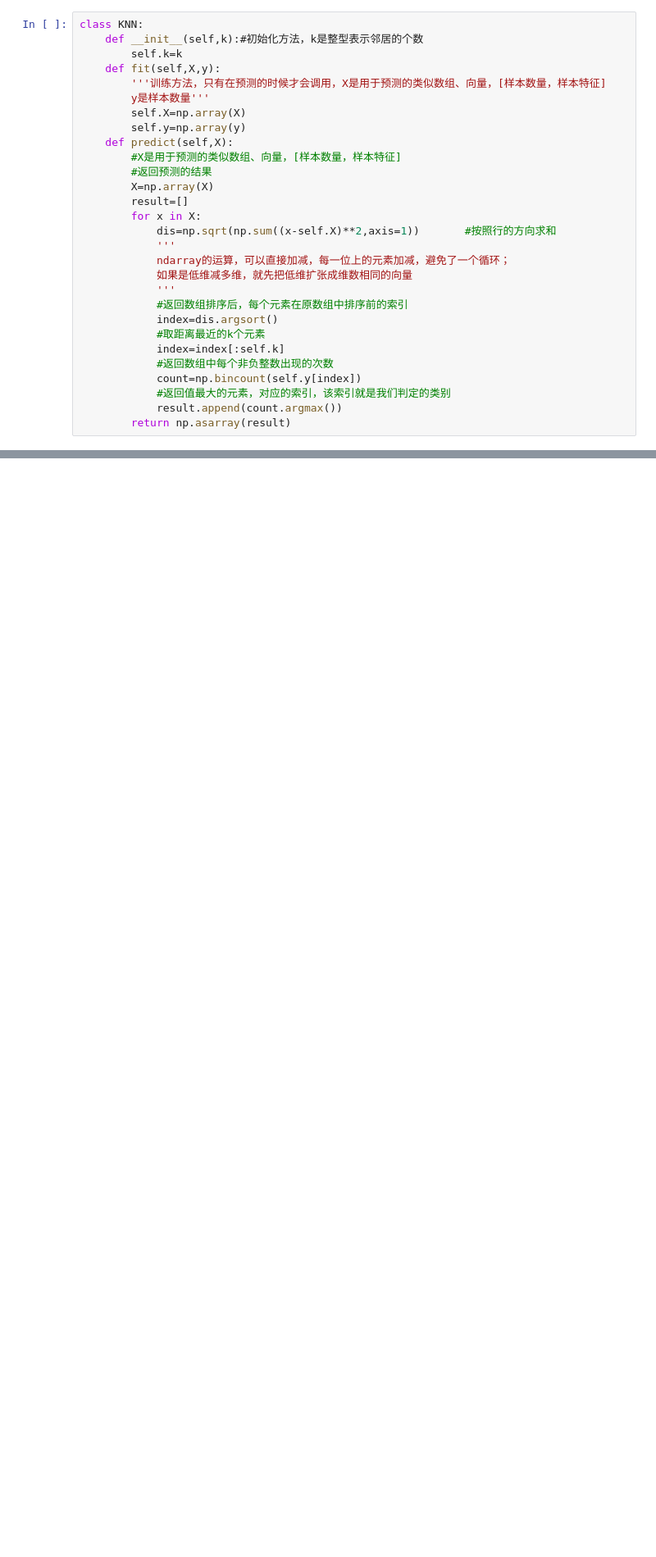
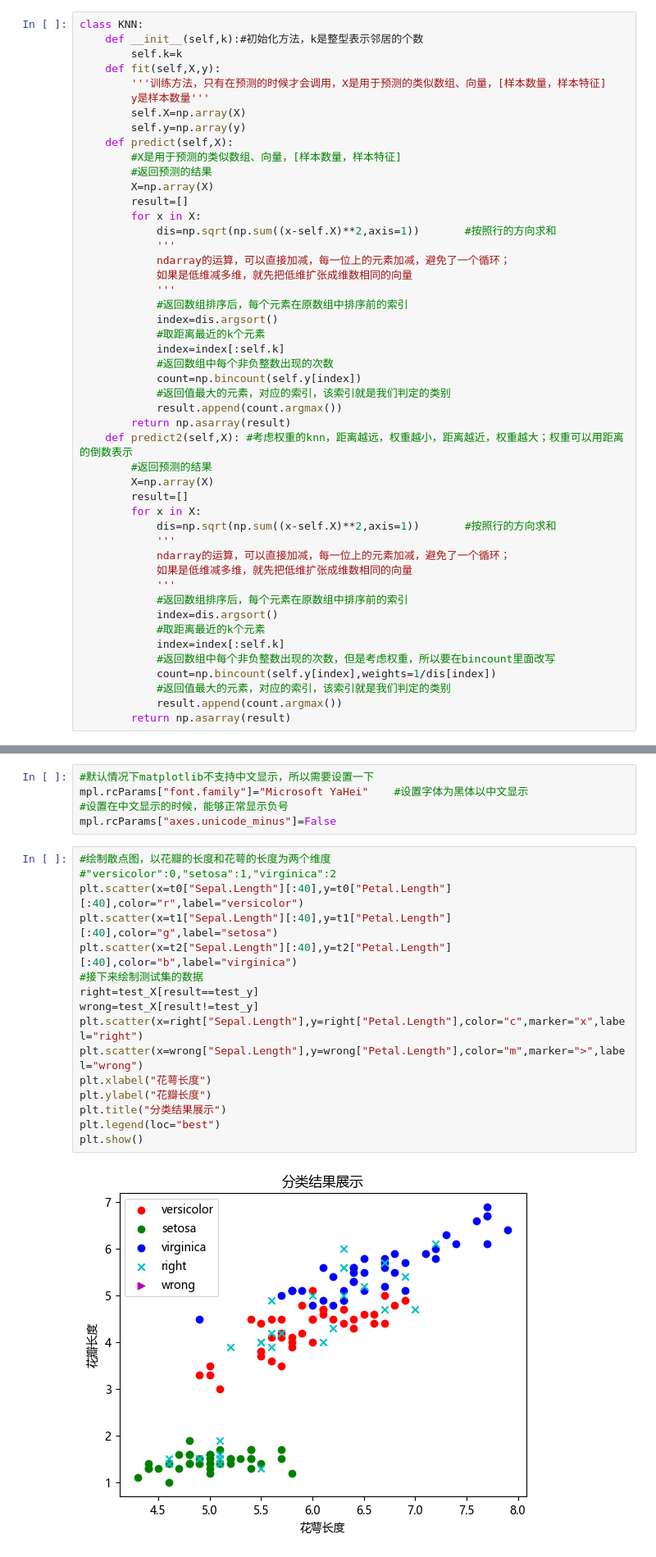
Before and after one commit to LaysonShen/scatter-points, a Jupyter notebook: Notebook/KNN分类.ipynb, the cells around one changed output, grey strips where cells are left out. Shown: that part at 82% size. Saved outputs shown, nothing was run; the diff lists cells and outputs as text; blank space fills up the shorter version.

```diff
--- a/Notebook/KNN分类.ipynb
+++ b/Notebook/KNN分类.ipynb
@@ -64,6 +64,25 @@ class KNN:
             #返回值最大的元素，对应的索引，该索引就是我们判定的类别
             result.append(count.argmax())
         return np.asarray(result)
+    def predict2(self,X): #考虑权重的knn，距离越远，权重越小，距离越近，权重越大；权重可以用距离的倒数表示
+        #返回预测的结果
+        X=np.array(X)
+        result=[]
+        for x in X:
+            dis=np.sqrt(np.sum((x-self.X)**2,axis=1))       #按照行的方向求和
+            '''
+            ndarray的运算，可以直接加减，每一位上的元素加减，避免了一个循环；
+            如果是低维减多维，就先把低维扩张成维数相同的向量
+            '''
+            #返回数组排序后，每个元素在原数组中排序前的索引
+            index=dis.argsort()
+            #取距离最近的k个元素
+            index=index[:self.k]
+            #返回数组中每个非负整数出现的次数，但是考虑权重，所以要在bincount里面改写
+            count=np.bincount(self.y[index],weights=1/dis[index])
+            #返回值最大的元素，对应的索引，该索引就是我们判定的类别
+            result.append(count.argmax())
+        return np.asarray(result)
 # %%
 #对数据集做一个拆分，拆出测试集和训练集
 #要保证数据集选择的随机性和完整性
@@ -92,0 +122,23 @@ display(len(result))
+# %%
+#默认情况下matplotlib不支持中文显示，所以需要设置一下
+mpl.rcParams["font.family"]="Microsoft YaHei"    #设置字体为黑体以中文显示
+#设置在中文显示的时候，能够正常显示负号
+mpl.rcParams["axes.unicode_minus"]=False
+# %%
+#绘制散点图，以花瓣的长度和花萼的长度为两个维度
+#"versicolor":0,"setosa":1,"virginica":2
+plt.scatter(x=t0["Sepal.Length"][:40],y=t0["Petal.Length"][:40],color="r",label="versicolor")
+plt.scatter(x=t1["Sepal.Length"][:40],y=t1["Petal.Length"][:40],color="g",label="setosa")
+plt.scatter(x=t2["Sepal.Length"][:40],y=t2["Petal.Length"][:40],color="b",label="virginica")
+#接下来绘制测试集的数据
+right=test_X[result==test_y]
+wrong=test_X[result!=test_y]
+plt.scatter(x=right["Sepal.Length"],y=right["Petal.Length"],color="c",marker="x",label="right")
+plt.scatter(x=wrong["Sepal.Length"],y=wrong["Petal.Length"],color="m",marker=">",label="wrong")
+plt.xlabel("花萼长度")
+plt.ylabel("花瓣长度")
+plt.title("分类结果展示")
+plt.legend(loc="best")
+plt.show()
+# %% [output]
+[figure, added]
```
Also changed, not shown: parts of 7 cells of this notebook, 1 other file.
